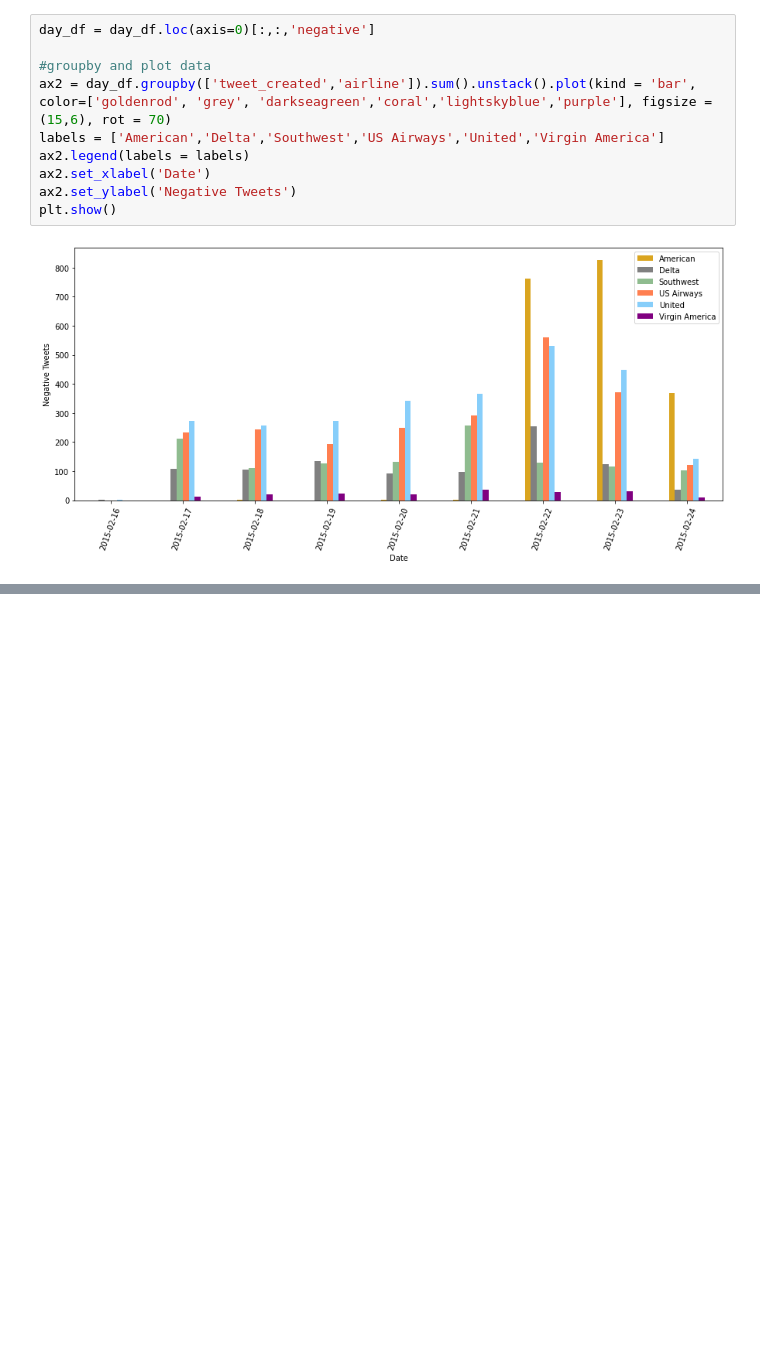
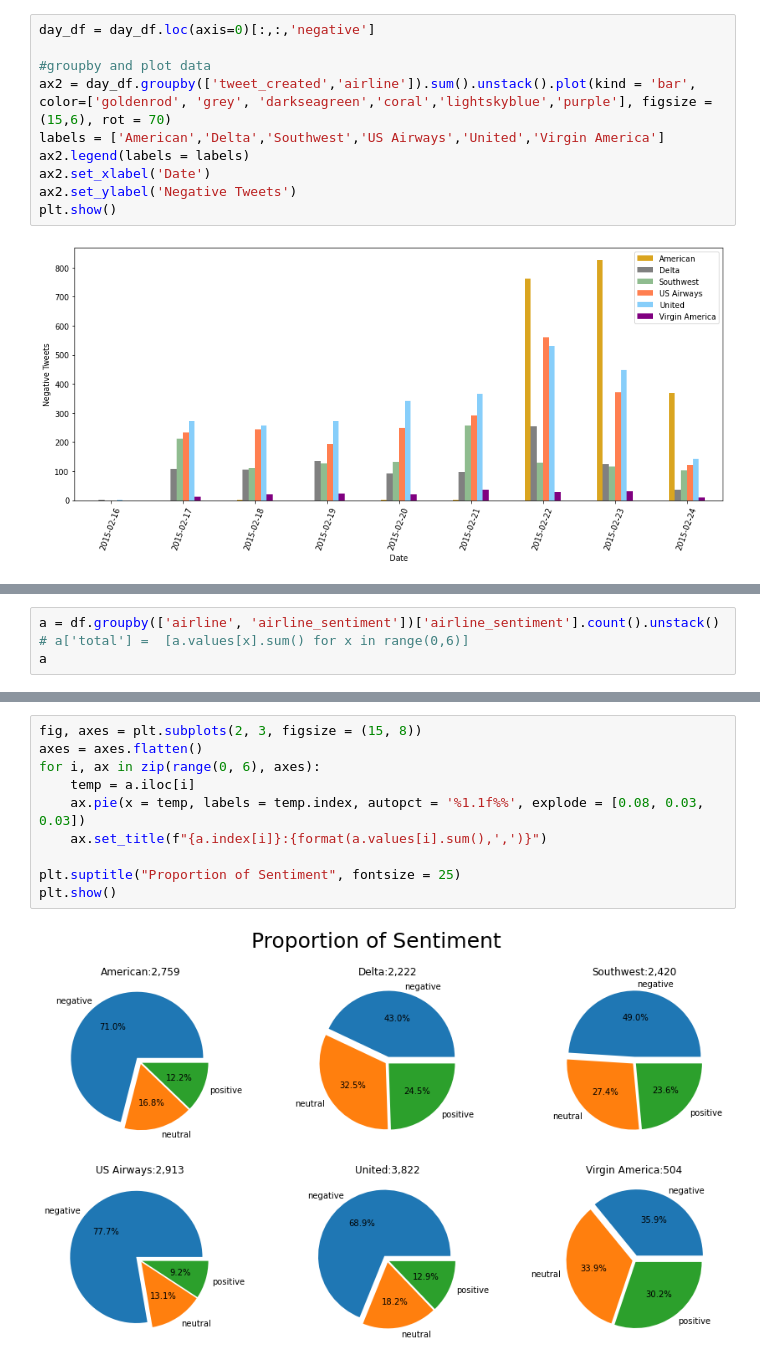
Before and after one commit to Armans3838/TwitterFlightSentiment, a Jupyter notebook: a1.ipynb, the cells around one changed output, grey strips where cells are left out. Drawn from its saved outputs; the diff is of its cells as text; blank space fills up the shorter version.

```diff
--- a/a1.ipynb
+++ b/a1.ipynb
@@ -503,0 +448,4 @@ weighted avg       0.91      0.91      0.91      2886
+# %%
+a = df.groupby(['airline', 'airline_sentiment'])['airline_sentiment'].count().unstack()
+# a['total'] =  [a.values[x].sum() for x in range(0,6)]
+a
@@ -503,0 +461,12 @@ weighted avg       0.91      0.91      0.91      2886
+# %%
+fig, axes = plt.subplots(2, 3, figsize = (15, 8))
+axes = axes.flatten()
+for i, ax in zip(range(0, 6), axes):
+    temp = a.iloc[i]
+    ax.pie(x = temp, labels = temp.index, autopct = '%1.1f%%', explode = [0.08, 0.03, 0.03])
+    ax.set_title(f"{a.index[i]}:{format(a.values[i].sum(),',')}")
+
+plt.suptitle("Proportion of Sentiment", fontsize = 25)
+plt.show()
+# %% [output]
+[figure, added]
```
Also changed, not shown: parts of 19 cells of this notebook.
